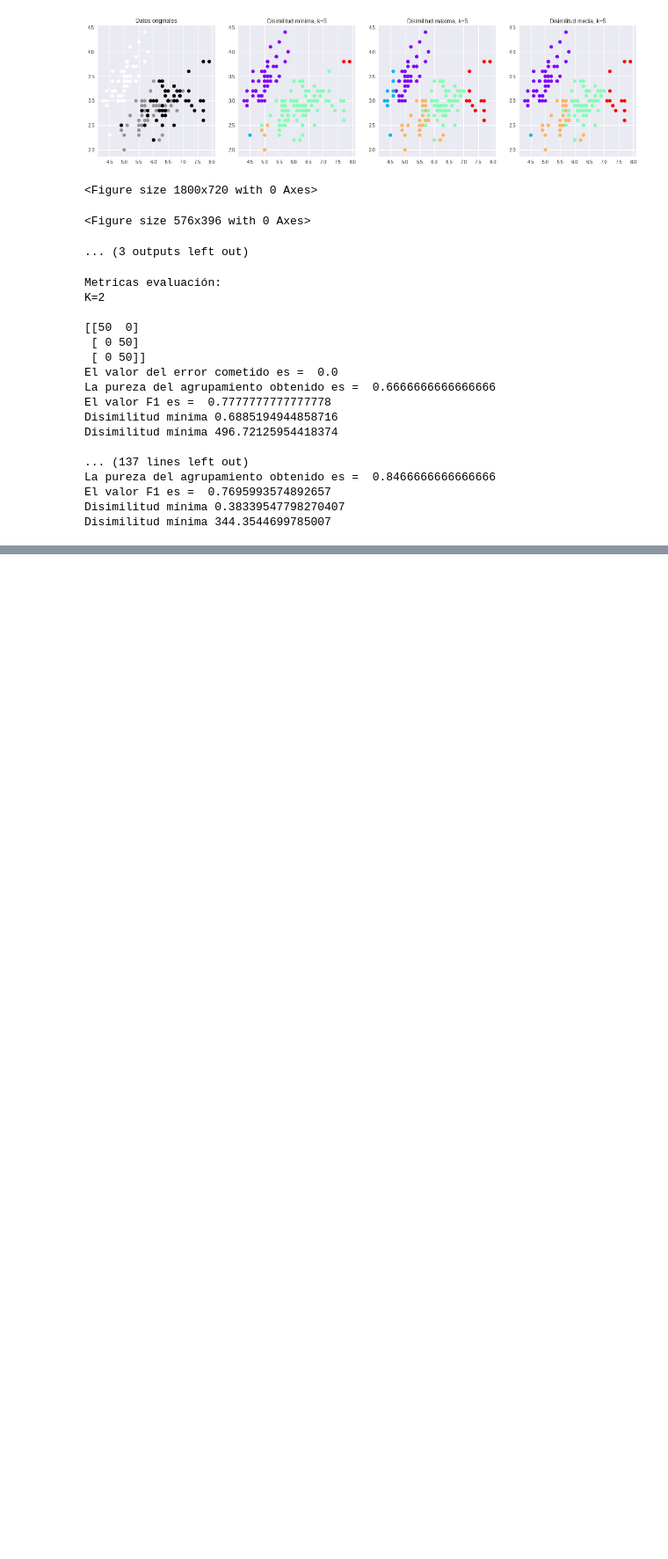
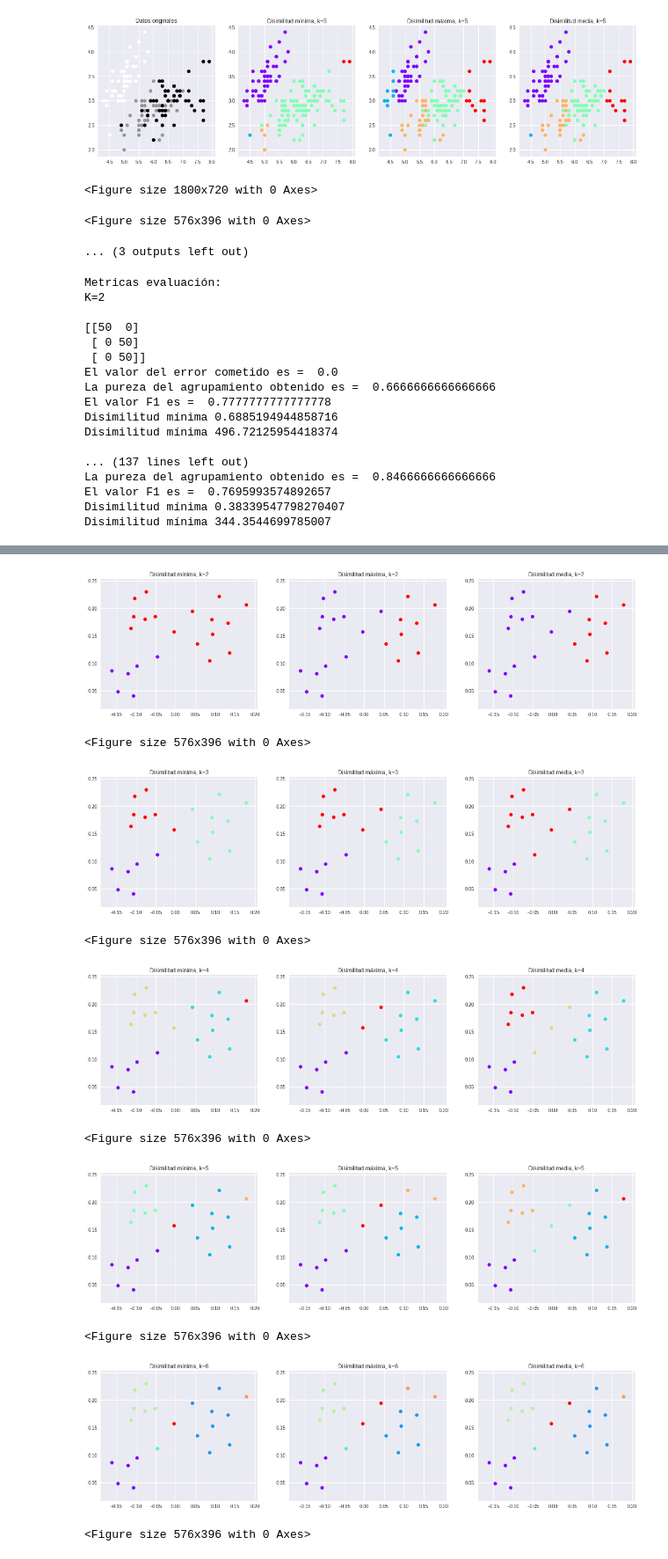
Before and after one commit to CarmenRaposo/06MAIR-Aprendizaje-No-Supervisado-Trabajo-Final, a Jupyter notebook: Trabajo Final/Trabajo_Final_Jerarquico.ipynb, the cells around one changed output, grey strips where cells are left out. Shown at 88% size. Drawn from its saved outputs; the diff is of its cells as text; code cells hidden in the pictures; blank space fills up the shorter version.

```diff
--- a/Trabajo Final/Trabajo_Final_Jerarquico.ipynb
+++ b/Trabajo Final/Trabajo_Final_Jerarquico.ipynb
@@ -236,0 +269,45 @@ ax[1].set_ylabel("Medida de Calinski Harabaz")
+# %%
+def evaluar_cluster_un(K):
+
+    clust_single=calcular_clusters(modelo_single_un, K)
+
+    clust_complete=calcular_clusters(modelo_complete_un, K)
+
+    clust_average=calcular_clusters(modelo_average_un, K)
+
+    return clust_single, clust_complete, clust_average
+
+def plot_cluster_un(Dx, vector_clusters):
+    fig, ax = plt.subplots(1,3, figsize=(20,5))
+    ax[0].scatter(Dx[:,0], Dx[:,1], c=vector_clusters[0], cmap='rainbow')
+    ax[0].set_title('Disimilitud mínima, k=%s'%K)
+
+
+    ax[1].scatter(Dx[:,0], Dx[:,1], c=vector_clusters[1], cmap='rainbow')
+    ax[1].set_title('Disimilitud máxima, k=%s'%K)
+
+
+    ax[2].scatter(Dx[:,0], Dx[:,1], c=vector_clusters[2], cmap='rainbow')
+    ax[2].set_title('Disimilitud media, k=%s'%K)
+
+    plt.figure()
+# %%
+#Evaluamos el método según diferentes valores de K y usando los 3 criterios de disimilitud: mínima, máxima, media
+
+index_k=0
+vector_clusters = {}
+for K in range(2,7):
+  vector_clusters[index_k]=evaluar_cluster_un(K)
+  plot_cluster_un(Dx_un, vector_clusters[index_k])
+  index_k=index_k+1
+# %% [output]
+[figure, added]
+<Figure size 576x396 with 0 Axes>
+[figure, added]
+<Figure size 576x396 with 0 Axes>
+[figure, added]
+<Figure size 576x396 with 0 Axes>
+[figure, added]
+<Figure size 576x396 with 0 Axes>
+[figure, added]
+<Figure size 576x396 with 0 Axes>
```
Also changed, not shown: parts of 3 cells of this notebook.
